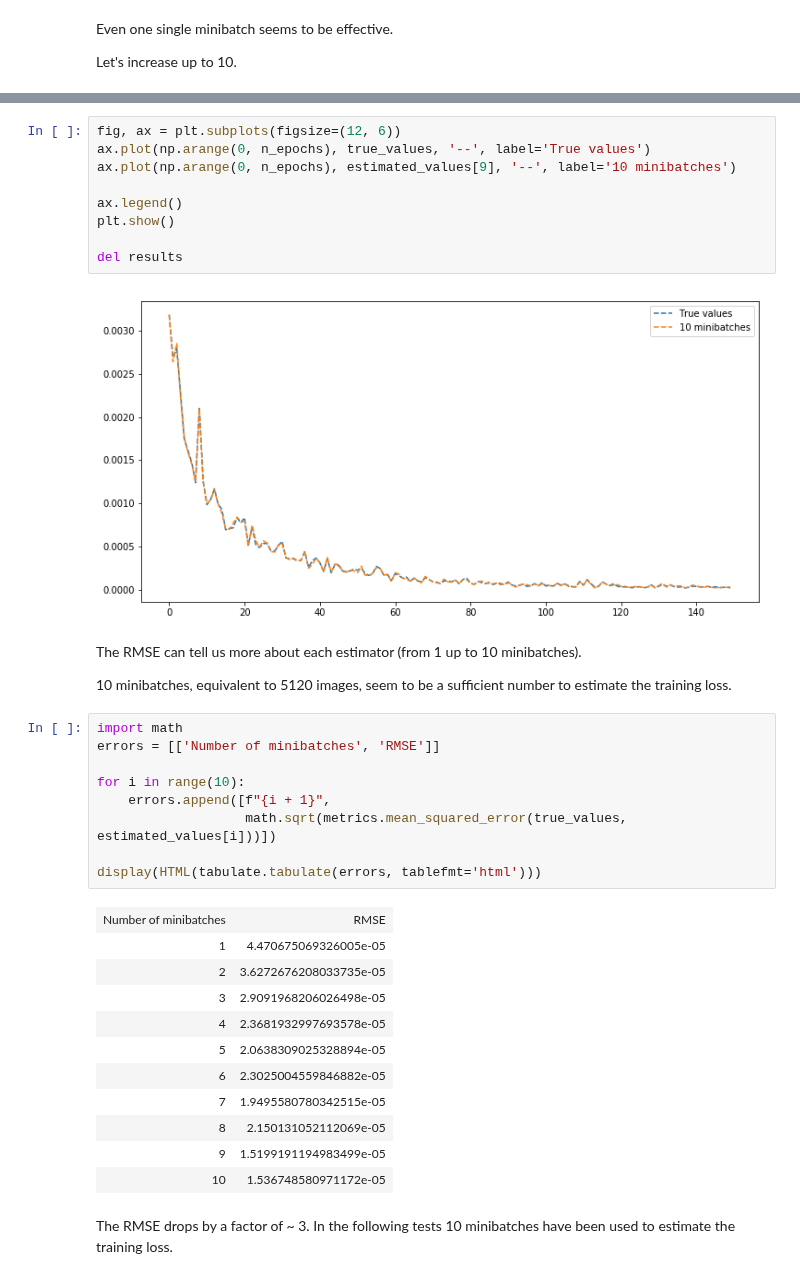
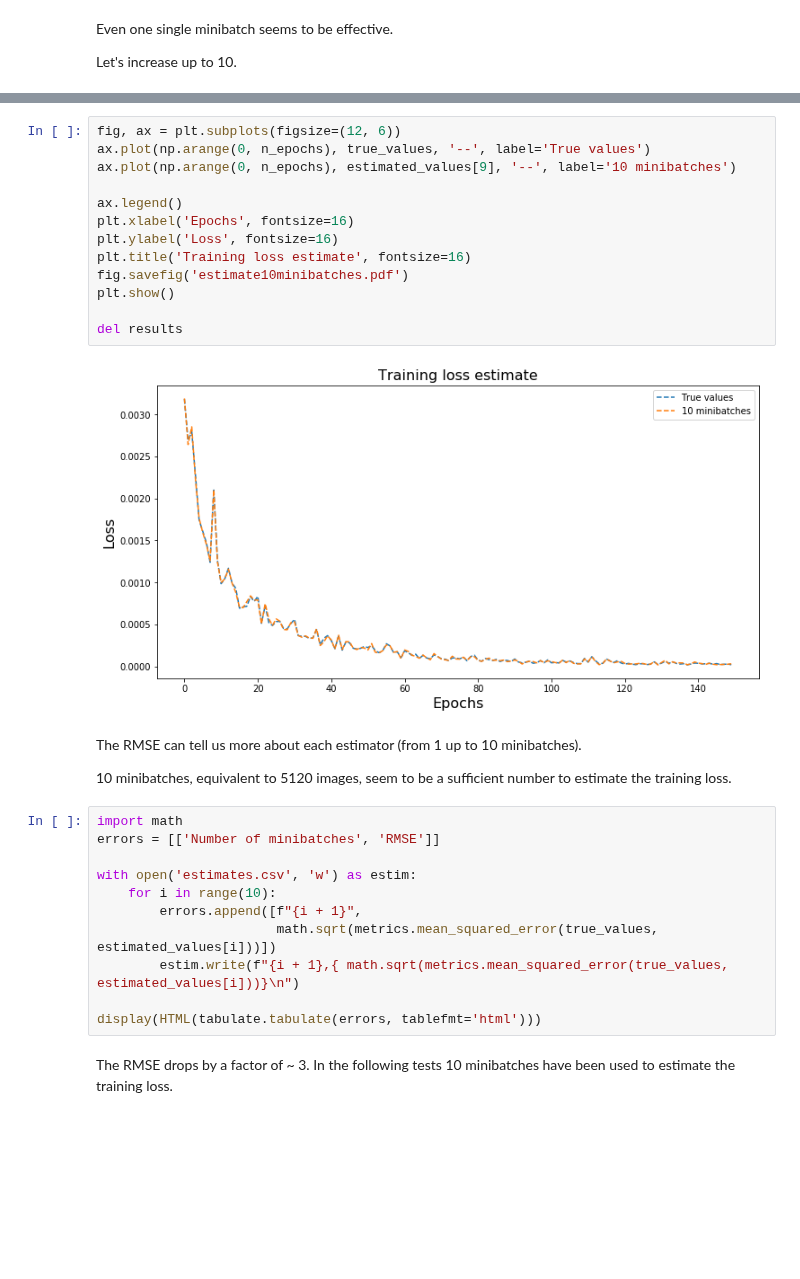
Before and after one commit to strin-matey/thesis, a Jupyter notebook: notebooks/restart/Restart.ipynb, the cells around one changed output, grey strips where cells are left out. Saved outputs shown, nothing was run; the diff lists cells and outputs as text; blank space fills up the shorter version.

```diff
--- a/notebooks/restart/Restart.ipynb
+++ b/notebooks/restart/Restart.ipynb
@@ -122,14 +130,18 @@ plt.show()
 # %%
 fig, ax = plt.subplots(figsize=(12, 6))
 ax.plot(np.arange(0, n_epochs), true_values, '--', label='True values')
 ax.plot(np.arange(0, n_epochs), estimated_values[9], '--', label='10 minibatches')
 
 ax.legend()
+plt.xlabel('Epochs', fontsize=16)
+plt.ylabel('Loss', fontsize=16)
+plt.title('Training loss estimate', fontsize=16)
+fig.savefig('estimate10minibatches.pdf')
 plt.show()
 
 del results
 # %% [output]
-[figure, old version]
+[figure, new version]
 # %% [markdown]
 The RMSE can tell us more about each estimator (from 1 up to 10 minibatches).
 
@@ -138,23 +150,13 @@ The RMSE can tell us more about each estimator (from 1 up to 10 minibatches).
 import math
 errors = [['Number of minibatches', 'RMSE']]
 
-for i in range(10):
-    errors.append([f"{i + 1}",
-                   math.sqrt(metrics.mean_squared_error(true_values, estimated_values[i]))])
+with open('estimates.csv', 'w') as estim:
+    for i in range(10):
+        errors.append([f"{i + 1}",
+                       math.sqrt(metrics.mean_squared_error(true_values, estimated_values[i]))])
+        estim.write(f"{i + 1},{ math.sqrt(metrics.mean_squared_error(true_values, estimated_values[i]))}\n")
 
 display(HTML(tabulate.tabulate(errors, tablefmt='html')))
-# %% [output]
-| Number of minibatches | RMSE |
-| 1 | 4.470675069326005e-05 |
-| 2 | 3.6272676208033735e-05 |
-| 3 | 2.9091968206026498e-05 |
-| 4 | 2.3681932997693578e-05 |
-| 5 | 2.0638309025328894e-05 |
-| 6 | 2.3025004559846882e-05 |
-| 7 | 1.9495580780342515e-05 |
-| 8 | 2.150131052112069e-05 |
-| 9 | 1.5199191194983499e-05 |
-| 10 | 1.536748580971172e-05 |
 # %% [markdown]
 The RMSE drops by a factor of ~ 3. In the following tests 10 minibatches have been used to estimate the training loss.
 # %% [markdown]
```
Also changed, not shown: parts of 7 cells of this notebook, 3 other files.
